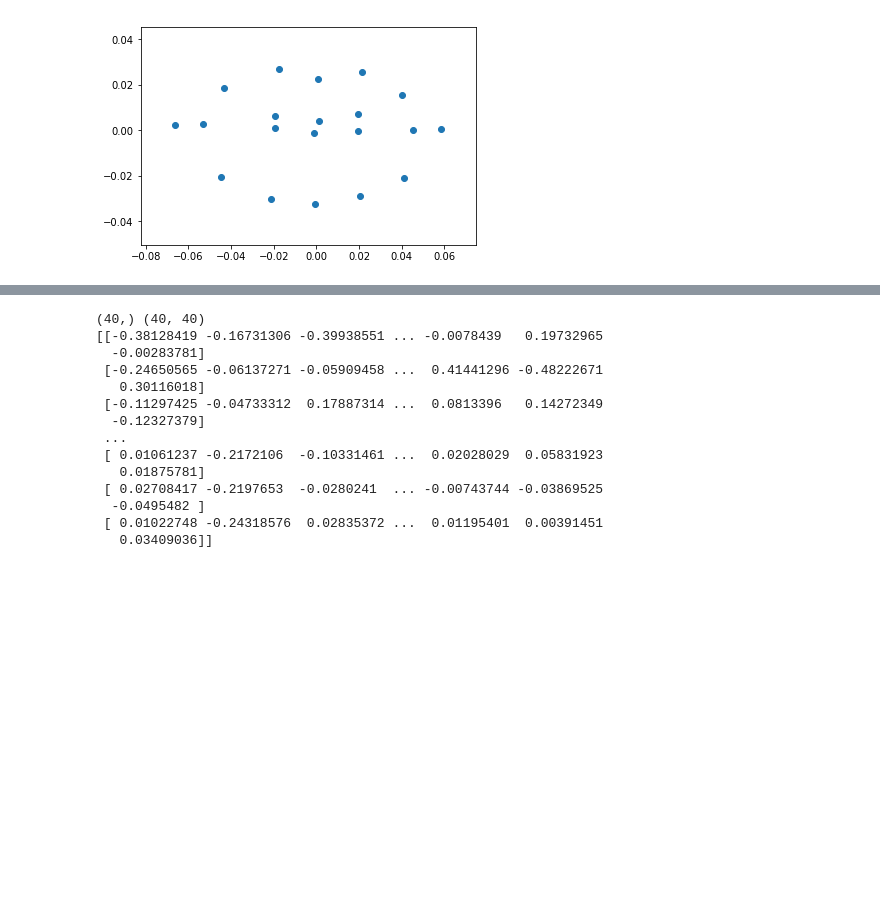
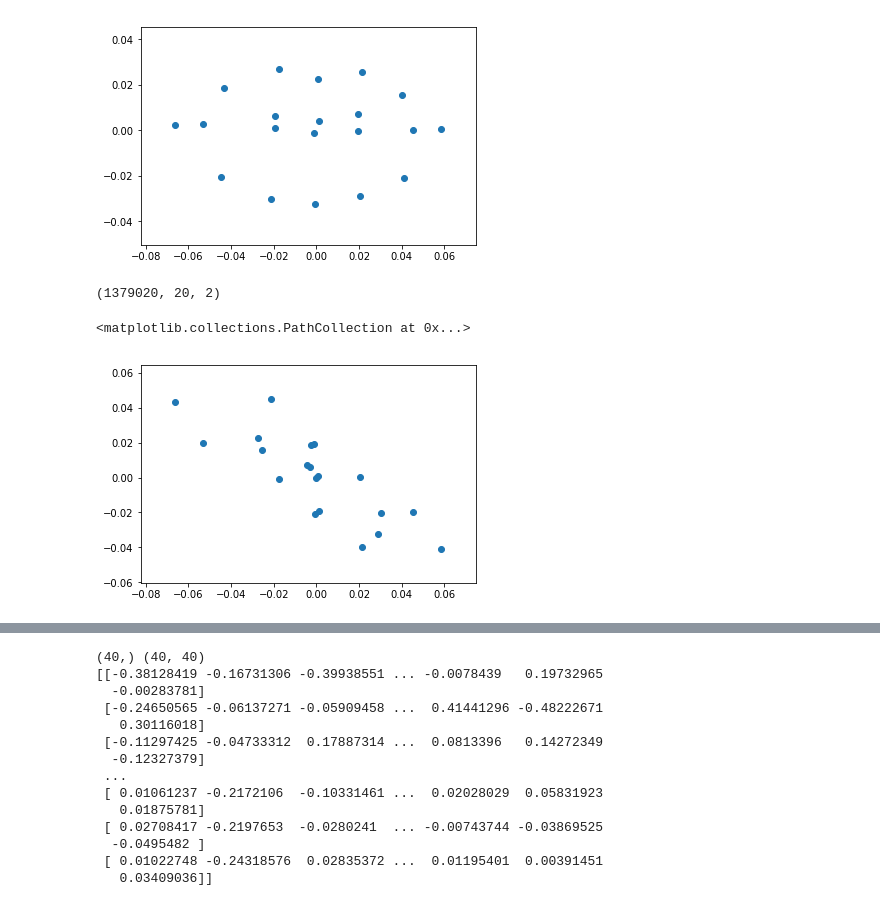
Before and after one commit to voletiv/movie-translation-experiments, a Jupyter notebook: lip_landmarks_experiments/Lip_Landmarks_PCA_Alignment_Cluster.ipynb, the cells around one changed output, grey strips where cells are left out. Saved outputs shown, nothing was run; the diff lists cells and outputs as text; code cells hidden in the pictures; blank space fills up the shorter version.

```diff
--- a/generated_lip_landmarks_experiments/Lip_Landmarks_PCA.ipynb
+++ b/lip_landmarks_experiments/Lip_Landmarks_PCA_Alignment_Cluster.ipynb
@@ -24,3 +26,13 @@ plt.scatter(lip_lms[0][0], -lip_lms[0][1])
 # %% [output]
 <matplotlib.collections.PathCollection at 0x...>
 [figure]
+# %%
+lip_lms_wrong = np.reshape(kp, (-1, 20, 2))
+lip_lms_wrong.shape
+# %% [output]
+(1379020, 20, 2)
+# %%
+plt.scatter(lip_lms_wrong[0][:, 0], -lip_lms_wrong[0][:, 1])
+# %% [output]
+<matplotlib.collections.PathCollection at 0x...>
+[figure, added]
```
Also changed, not shown: parts of 42 cells of this notebook, 11 other files.
